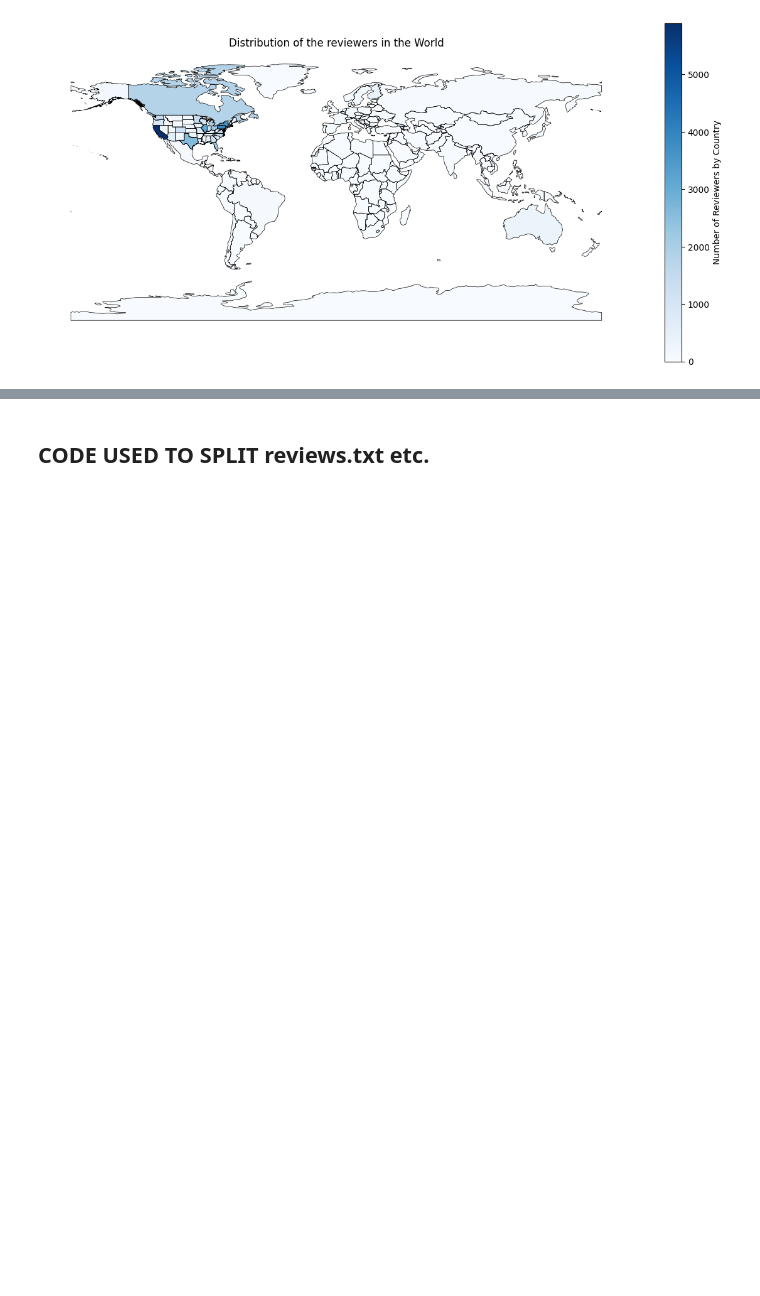
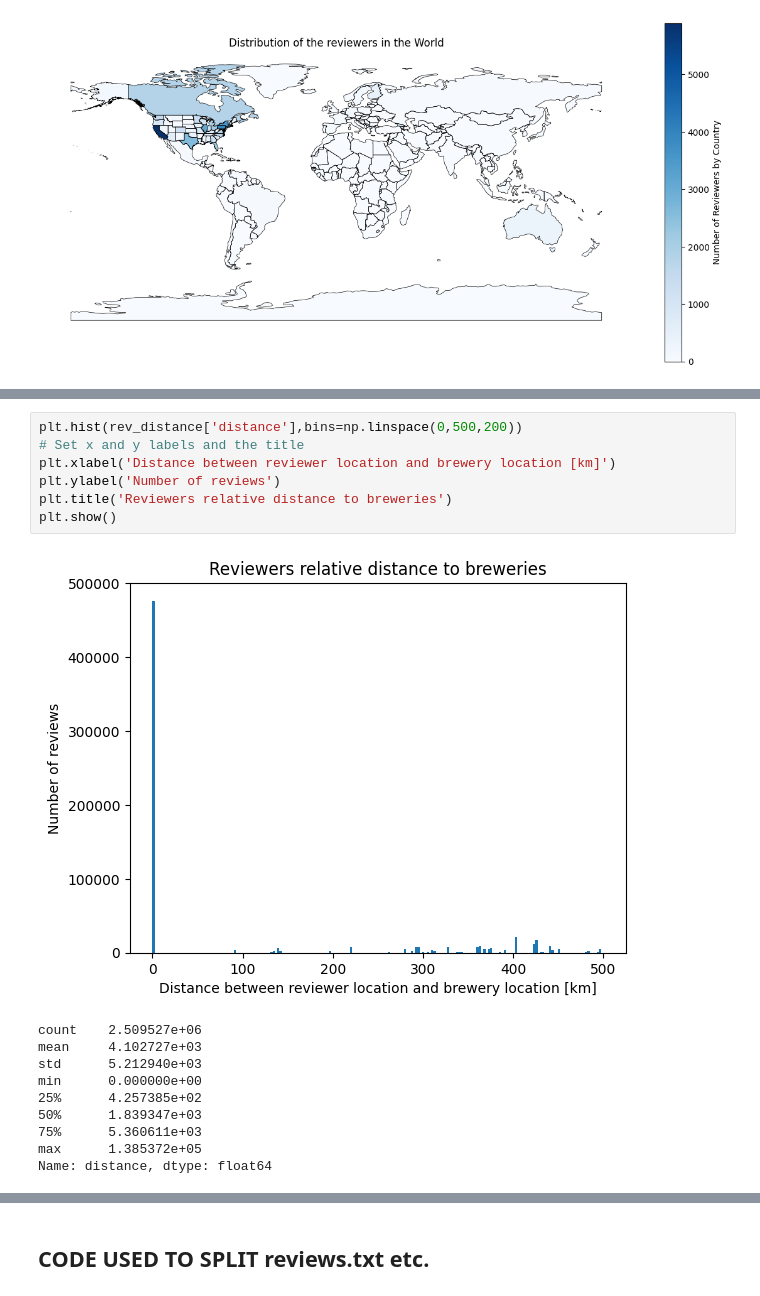
Before and after one commit to epfl-ada/ada-2023-project-todolegax, a Jupyter notebook: data_prepro_BA_Axel_Tom.ipynb, the cells around one changed output, grey strips where cells are left out. Saved outputs shown, nothing was run; the diff lists cells and outputs as text; blank space fills up the shorter version.

```diff
--- a/data_prepro_BA_Axel_Tom.ipynb
+++ b/data_prepro_BA_Axel_Tom.ipynb
@@ -588,0 +708,18 @@ Only as test
+# %%
+plt.hist(rev_distance['distance'],bins=np.linspace(0,500,200))
+# Set x and y labels and the title
+plt.xlabel('Distance between reviewer location and brewery location [km]')
+plt.ylabel('Number of reviews')
+plt.title('Reviewers relative distance to breweries')
+plt.show()
+# %% [output]
+[figure, added]
+count    2.509527e+06
+mean     4.102727e+03
+std      5.212940e+03
+min      0.000000e+00
+25%      4.257385e+02
+50%      1.839347e+03
+75%      5.360611e+03
+max      1.385372e+05
+Name: distance, dtype: float64
```
Also changed, not shown: parts of 18 cells of this notebook.
